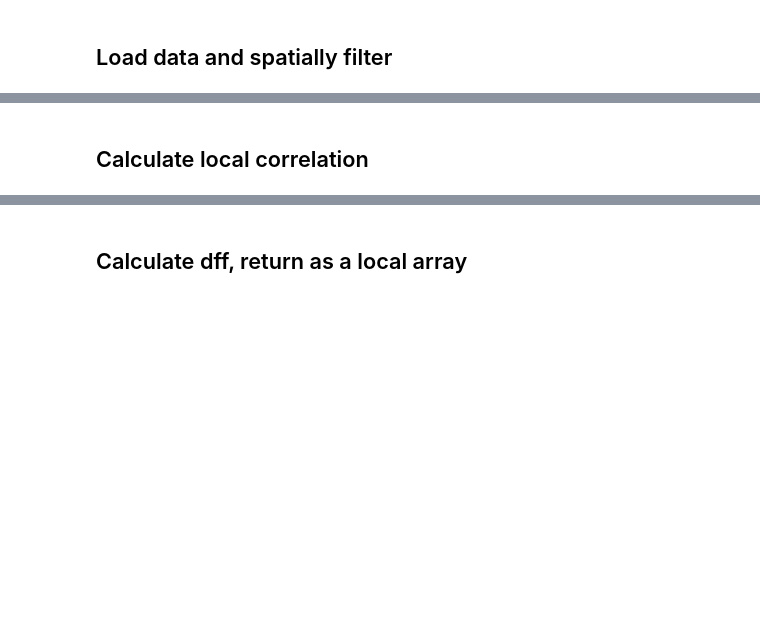
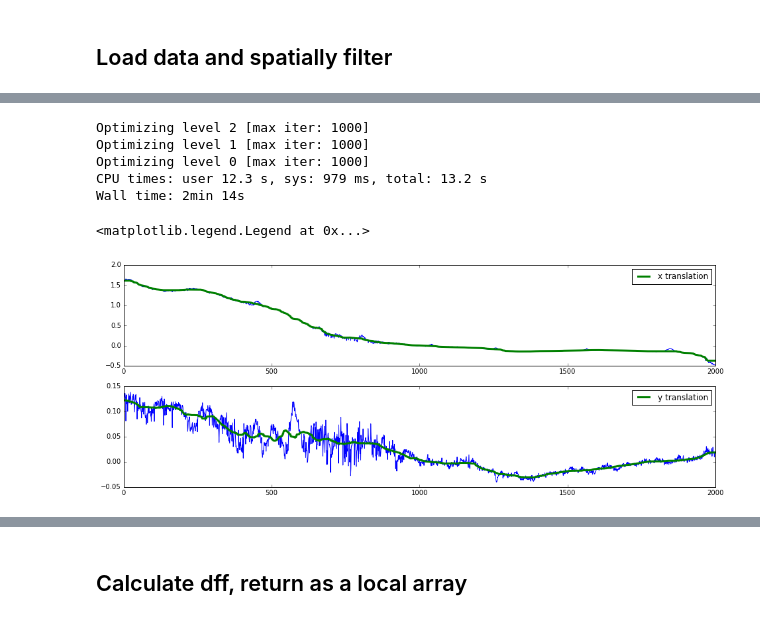
Before and after one commit to d-v-b/simview_notebooks, a Jupyter notebook: hbo-detection.ipynb, the cells around one changed output, grey strips where cells are left out. Drawn from its saved outputs; the diff is of its cells as text; code cells hidden in the pictures; blank space fills up the shorter version.

```diff
--- a/hbo-detection.ipynb
+++ b/hbo-detection.ipynb
@@ -110,6 +109,6 @@ import thunder as td
 ims = td.images.fromlist(fnames, accessor=lambda v: stack_loader(v, dims), npartitions=len(fnames), engine=sc)
 
 ds_yx = 4
-ims = ims[:, :, roi_yx[0], roi_yx[1]].map(lambda v: prepare_images(v, ds_yx))
+ims = ims[:, :, roi_yx[0], roi_yx[1]].map(lambda v: prepare_images(v, ds_yx)).astype('float32')
 print(ims.shape)
 # %% [output]
@@ -119,2 +118,43 @@ Wall time: 2.78 s
-# %% [markdown]
-## Calculate local correlation
+# %%
+%%time
+
+from fish.image.alignment import estimate_translation
+do_registration = True
+
+# Load a template image for registration
+ref_range = (len(fnames) // 2) + np.arange(-5,5)
+
+ref = td.images.fromlist(np.array(fnames)[ref_range], accessor=lambda v: stack_loader(v, dims)).mean().toarray().astype('float32')
+ref = ref[:,roi_yx[0], roi_yx[1]]
+ref = prepare_images(ref, ds_yx)
+
+if do_registration:
+    reg = ims.map(lambda v: estimate_translation(ref.max(0), v.max(0))).toarray()
+
+affs = np.array([r.affine for r in reg])
+#np.save(base_dir + 'regparams_affine.npy', affs)
+# %% [output]
+Optimizing level 2 [max iter: 1000]
+Optimizing level 1 [max iter: 1000]
+Optimizing level 0 [max iter: 1000]
+CPU times: user 12.3 s, sys: 979 ms, total: 13.2 s
+Wall time: 2min 14s
+# %%
+from scipy.ndimage.filters import median_filter
+fig, axs = plt.subplots(nrows=2, figsize=(16,6))
+x_trans_raw = affs[:, -2, -1]
+y_trans_raw = affs[:, 0, -1]
+x_trans = median_filter(x_trans_raw, size=100)
+y_trans = median_filter(y_trans_raw, size=100)
+z_trans = np.zeros(x_trans.shape)
+trans = np.vstack([z_trans, y_trans, x_trans])
+
+axs[0].plot(x_trans_raw)
+axs[0].plot(x_trans, linewidth=3, label = 'x translation')
+axs[0].legend()
+axs[1].plot(y_trans_raw)
+axs[1].plot(y_trans, linewidth=3, label = 'y translation')
+axs[1].legend()
+# %% [output]
+<matplotlib.legend.Legend at 0x...>
+[figure, added]
```
Also changed, not shown: parts of 19 cells of this notebook.
